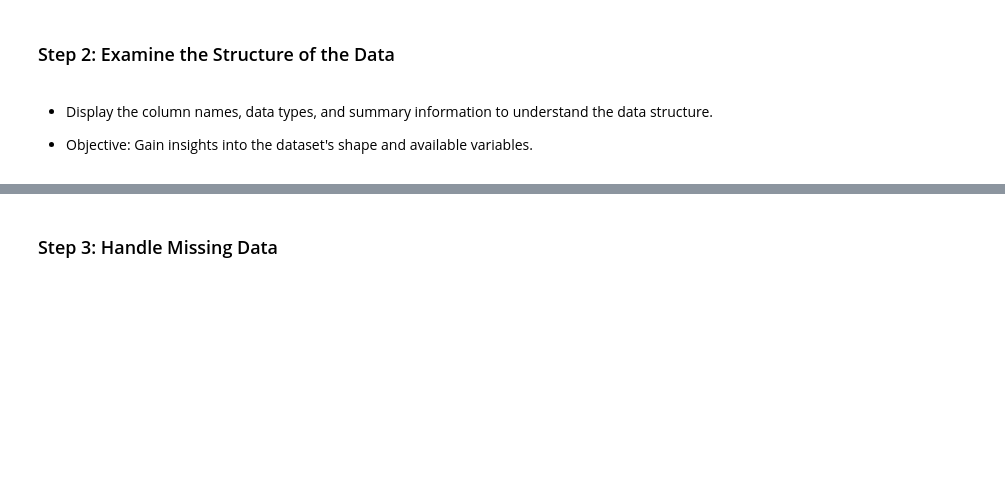
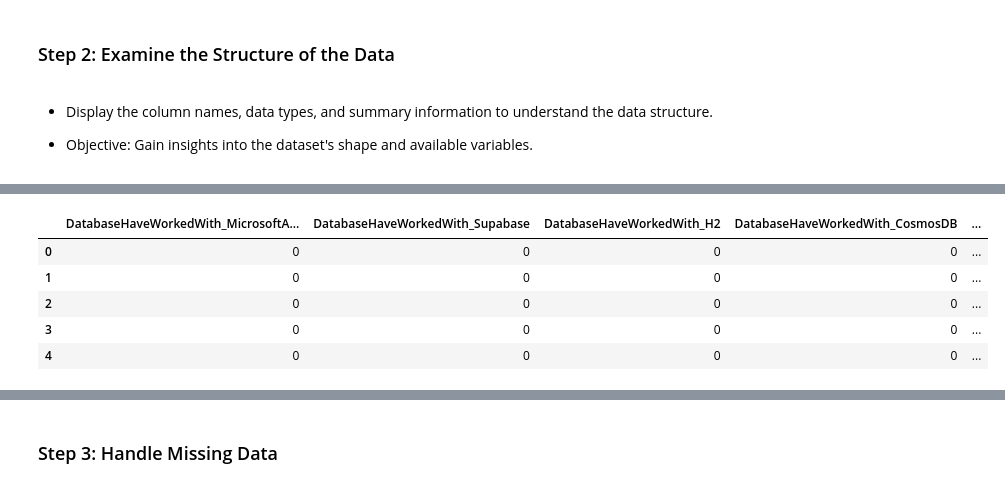
Before and after one commit to Arsiry/ibm-professional-certificates, a Jupyter notebook: data_analyst_capstone_project/lab_13_finding_how_the_data_is_distributed.ipynb, the cells around one changed output, grey strips where cells are left out. Saved outputs shown, nothing was run; the diff lists cells and outputs as text; code cells hidden in the pictures; blank space fills up the shorter version.

```diff
--- a/data_analyst_capstone_project/lab_13_finding_how_the_data_is_distributed.ipynb
+++ b/data_analyst_capstone_project/lab_13_finding_how_the_data_is_distributed.ipynb
@@ -322,0 +323,3 @@ df_8.head()
+# %%
+df_9 = df.iloc[:, list(range(161, 180))]
+df_9.info()
@@ -322,0 +344,9 @@ df_8.head()
+# %%
+df_9.head()
+# %% [output]
+|  | DatabaseHaveWorkedWith_MicrosoftA... | DatabaseHaveWorkedWith_Supabase | DatabaseHaveWorkedWith_H2 | DatabaseHaveWorkedWith_CosmosDB | ... |
+| 0 | 0 | 0 | 0 | 0 | ... |
+| 1 | 0 | 0 | 0 | 0 | ... |
+| 2 | 0 | 0 | 0 | 0 | ... |
+| 3 | 0 | 0 | 0 | 0 | ... |
+| 4 | 0 | 0 | 0 | 0 | ... |
```
Also changed, not shown: parts of 27 cells of this notebook, 7 other files.
